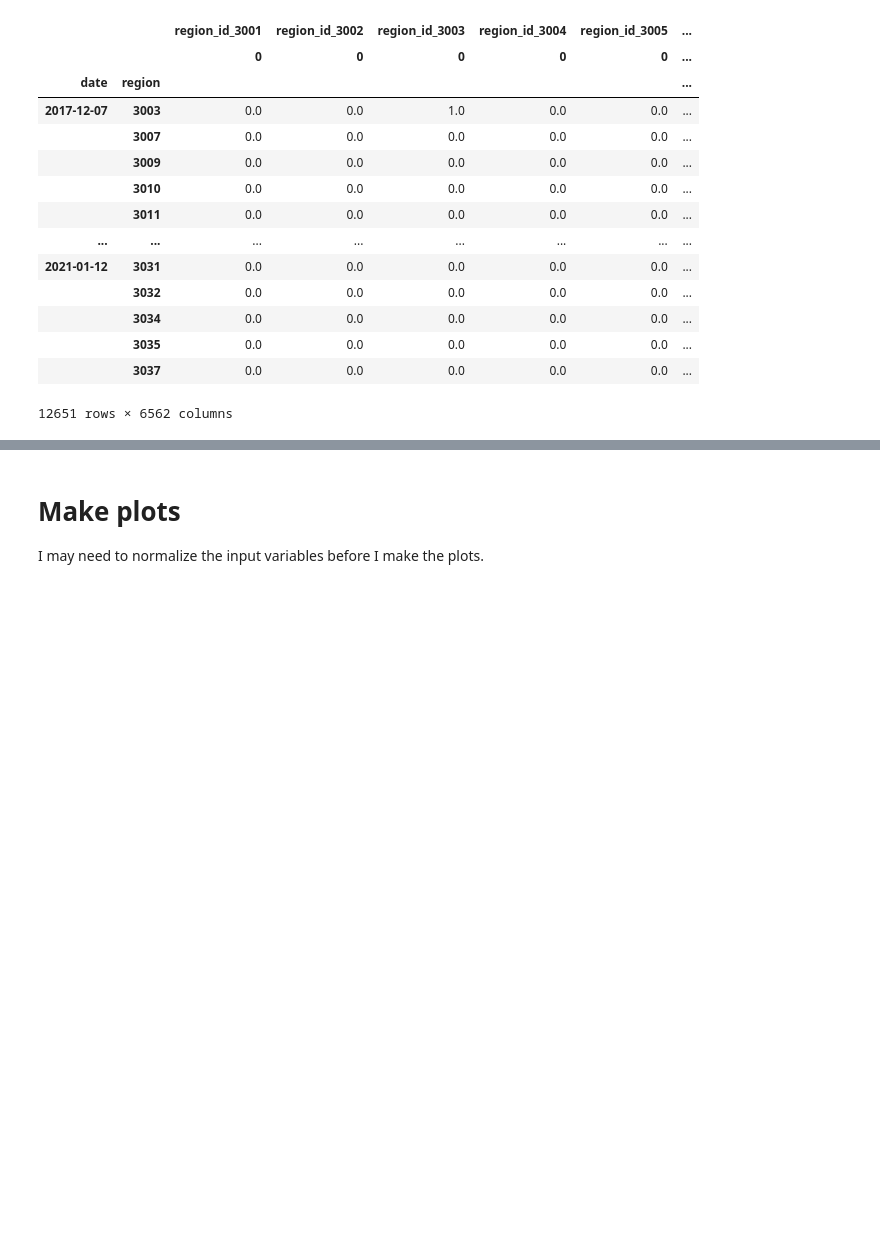
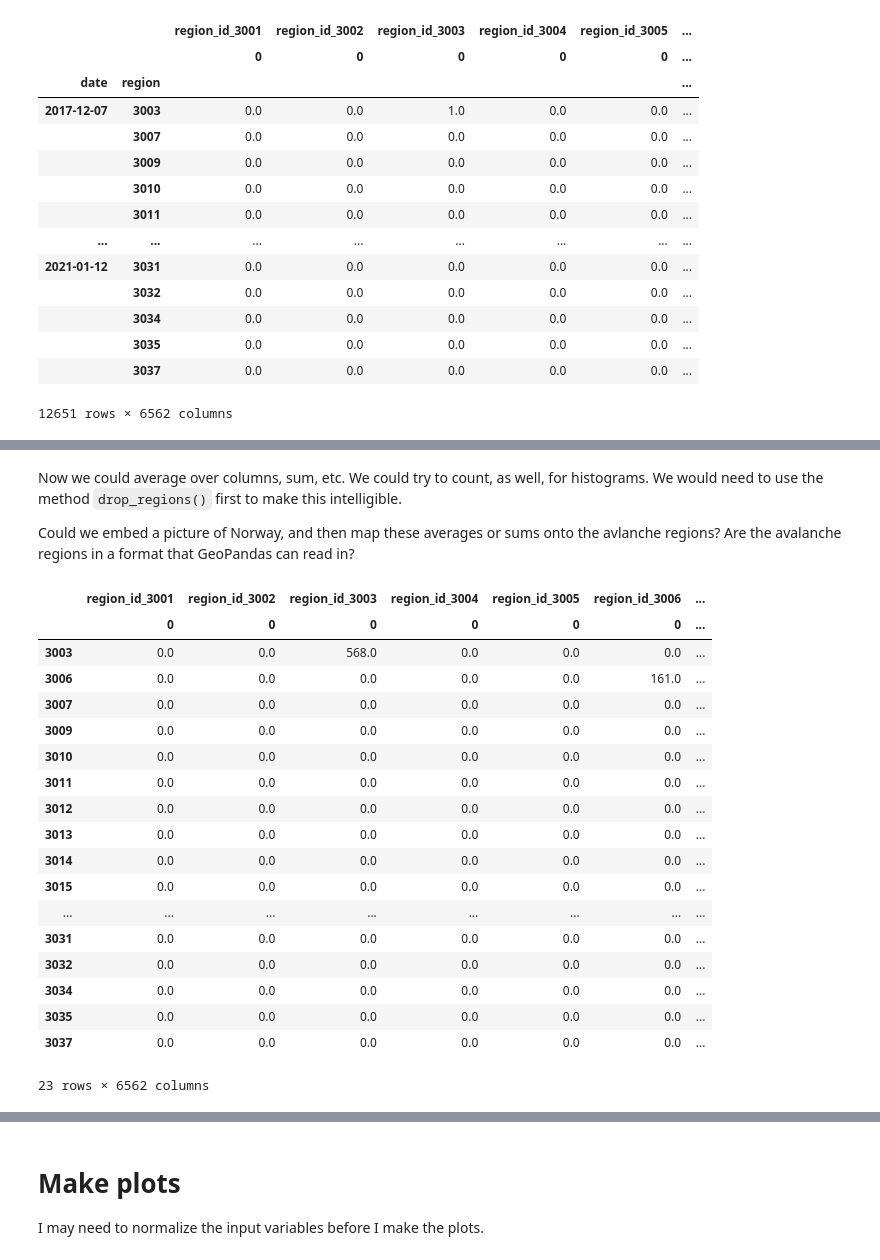
Before and after one commit to NVE/avalanche_ml, a Jupyter notebook: initial_correlations_notebook.ipynb, the cells around one changed output, grey strips where cells are left out. Saved outputs shown, nothing was run; the diff lists cells and outputs as text; code cells hidden in the pictures; blank space fills up the shorter version.

```diff
--- a/analysis/initial_correlations_notebook.ipynb
+++ b/initial_correlations_notebook.ipynb
@@ -274,0 +209,3 @@ AttributeError: 'MultiIndex' object has no attribute 'loc'
+# %%
+regions = labeled_data.data.reorder_levels([1, 0])
+regions
@@ -274,0 +255,26 @@ AttributeError: 'MultiIndex' object has no attribute 'loc'
+# %% [markdown]
+Now we could average over columns, sum, etc. We could try to count, as well, for histograms. We would need to use the method `drop_regions()` first to make this intelligible.
+
+Could we embed a picture of Norway, and then map these averages or sums onto the avlanche regions? Are the avalanche regions in a format that GeoPandas can read in?
+# %%
+regions.groupby(level=0).sum()
+# %% [output]
+|  | region_id_3001 | region_id_3002 | region_id_3003 | region_id_3004 | region_id_3005 | region_id_3006 | ... |
+|  | 0 | 0 | 0 | 0 | 0 | 0 | ... |
+| 3003 | 0.0 | 0.0 | 568.0 | 0.0 | 0.0 | 0.0 | ... |
+| 3006 | 0.0 | 0.0 | 0.0 | 0.0 | 0.0 | 161.0 | ... |
+| 3007 | 0.0 | 0.0 | 0.0 | 0.0 | 0.0 | 0.0 | ... |
+| 3009 | 0.0 | 0.0 | 0.0 | 0.0 | 0.0 | 0.0 | ... |
+| 3010 | 0.0 | 0.0 | 0.0 | 0.0 | 0.0 | 0.0 | ... |
+| 3011 | 0.0 | 0.0 | 0.0 | 0.0 | 0.0 | 0.0 | ... |
+| 3012 | 0.0 | 0.0 | 0.0 | 0.0 | 0.0 | 0.0 | ... |
+| 3013 | 0.0 | 0.0 | 0.0 | 0.0 | 0.0 | 0.0 | ... |
+| 3014 | 0.0 | 0.0 | 0.0 | 0.0 | 0.0 | 0.0 | ... |
+| 3015 | 0.0 | 0.0 | 0.0 | 0.0 | 0.0 | 0.0 | ... |
+| ... | ... | ... | ... | ... | ... | ... | ... |
+| 3031 | 0.0 | 0.0 | 0.0 | 0.0 | 0.0 | 0.0 | ... |
+| 3032 | 0.0 | 0.0 | 0.0 | 0.0 | 0.0 | 0.0 | ... |
+| 3034 | 0.0 | 0.0 | 0.0 | 0.0 | 0.0 | 0.0 | ... |
+| 3035 | 0.0 | 0.0 | 0.0 | 0.0 | 0.0 | 0.0 | ... |
+| 3037 | 0.0 | 0.0 | 0.0 | 0.0 | 0.0 | 0.0 | ... |
+23 rows × 6562 columns
```
Also changed, not shown: parts of 13 cells of this notebook.
